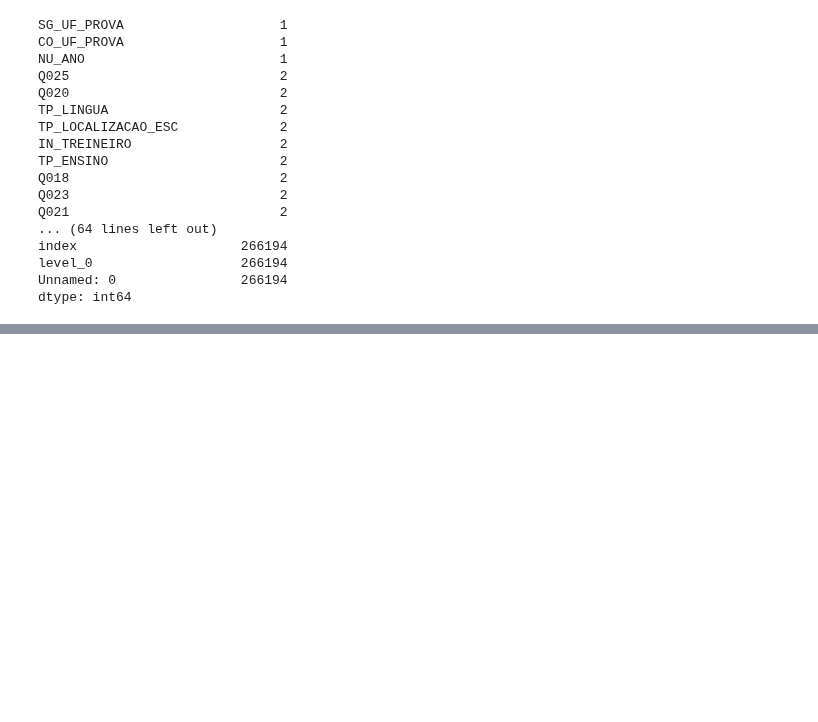
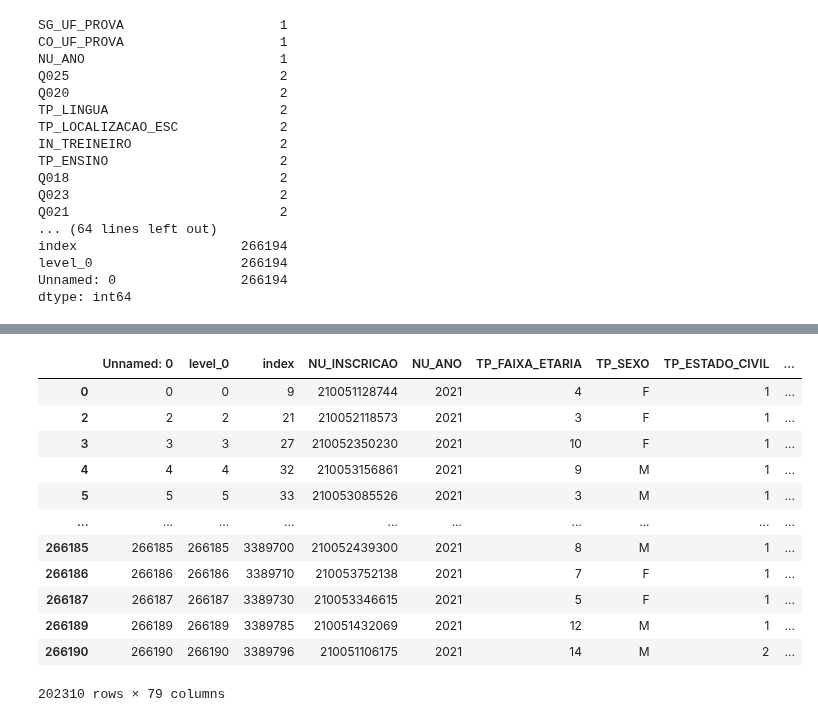
Before and after one commit to Bruno-Santana-Eco/Analise-de-Dados-ENEM, a Jupyter notebook: Análise de Dados.ipynb, the cells around one changed output, grey strips where cells are left out. Drawn from its saved outputs; the diff is of its cells as text; code cells hidden in the pictures; blank space fills up the shorter version.

```diff
--- a/Análise de Dados.ipynb
+++ b/Análise de Dados.ipynb
@@ -213,0 +381,17 @@ dtype: int64
+# %%
+dfba[~(dfba.NO_MUNICIPIO_PROVA.isin(['Itabuna','Salvador']))] #Aqui eu nego a condição feita acima de ser somentes as cidades
+#Itabuna e Salvador.
+# %% [output]
+|  | Unnamed: 0 | level_0 | index | NU_INSCRICAO | NU_ANO | TP_FAIXA_ETARIA | TP_SEXO | TP_ESTADO_CIVIL | ... |
+| 0 | 0 | 0 | 9 | 210051128744 | 2021 | 4 | F | 1 | ... |
+| 2 | 2 | 2 | 21 | 210052118573 | 2021 | 3 | F | 1 | ... |
+| 3 | 3 | 3 | 27 | 210052350230 | 2021 | 10 | F | 1 | ... |
+| 4 | 4 | 4 | 32 | 210053156861 | 2021 | 9 | M | 1 | ... |
+| 5 | 5 | 5 | 33 | 210053085526 | 2021 | 3 | M | 1 | ... |
+| ... | ... | ... | ... | ... | ... | ... | ... | ... | ... |
+| 266185 | 266185 | 266185 | 3389700 | 210052439300 | 2021 | 8 | M | 1 | ... |
+| 266186 | 266186 | 266186 | 3389710 | 210053752138 | 2021 | 7 | F | 1 | ... |
+| 266187 | 266187 | 266187 | 3389730 | 210053346615 | 2021 | 5 | F | 1 | ... |
+| 266189 | 266189 | 266189 | 3389785 | 210051432069 | 2021 | 12 | M | 1 | ... |
+| 266190 | 266190 | 266190 | 3389796 | 210051106175 | 2021 | 14 | M | 2 | ... |
+202310 rows × 79 columns
```
Also changed, not shown: parts of 23 cells of this notebook.
